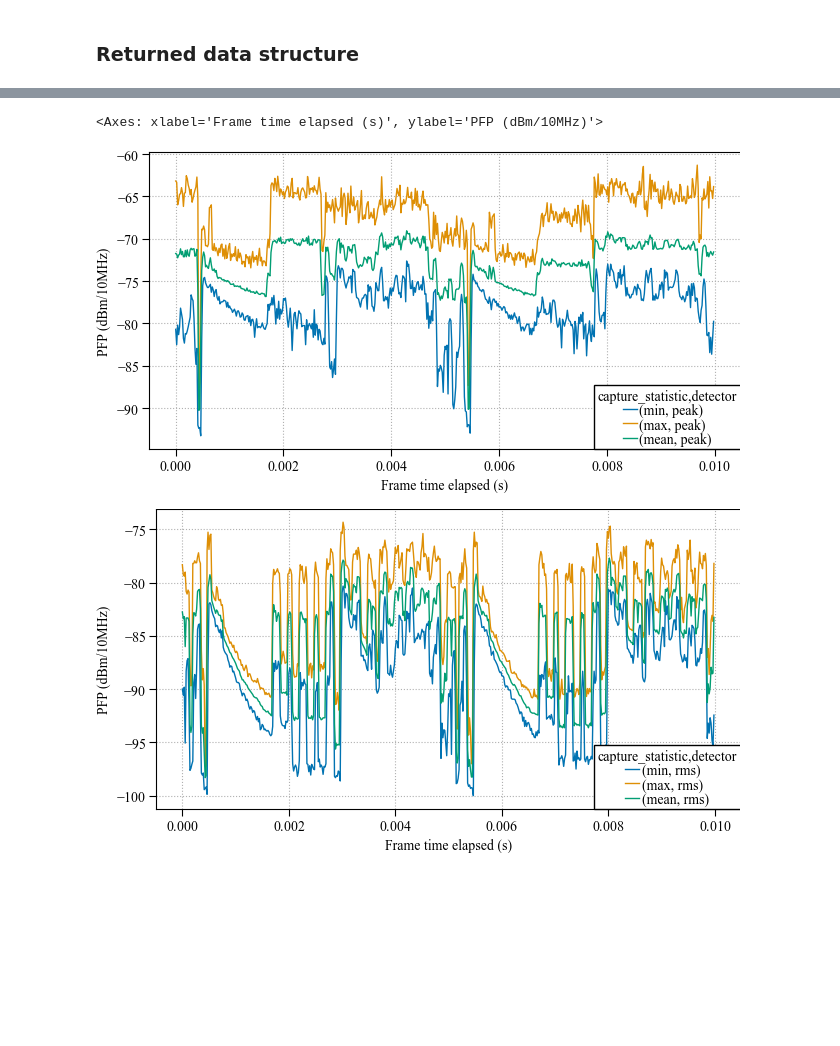
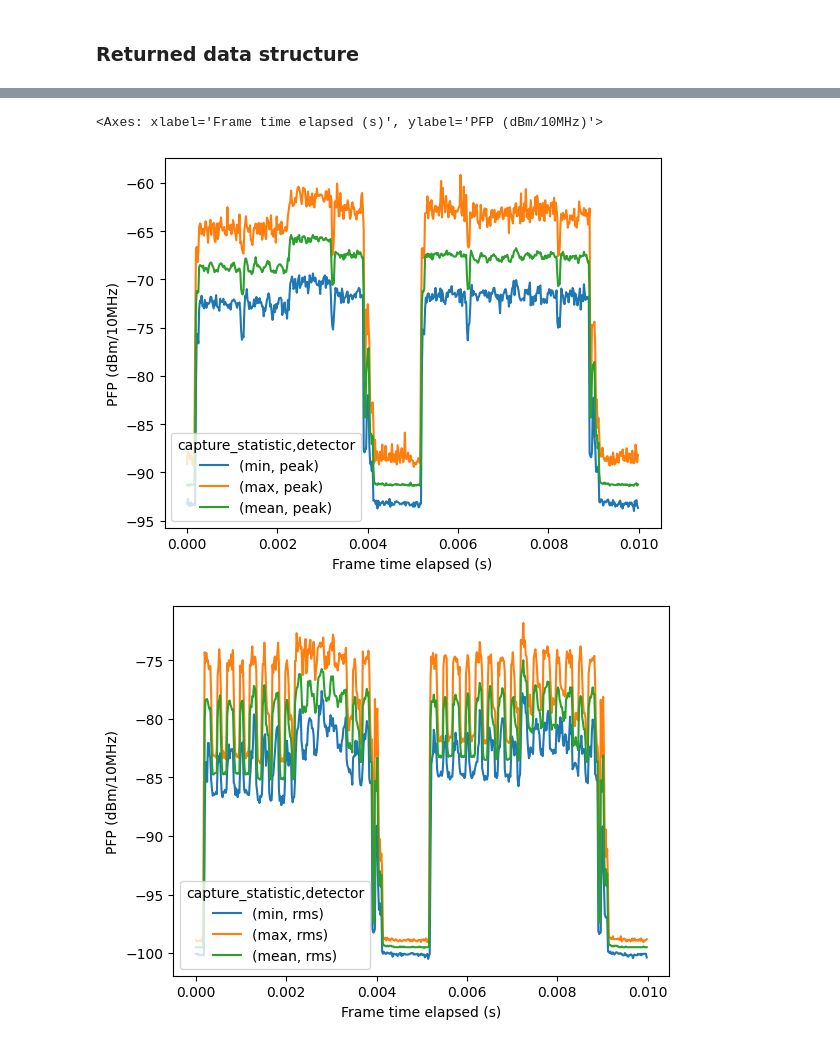
Before and after one commit to usnistgov/nasctn-sea-ingest, a Jupyter notebook: demos/read_seamf.ipynb, the cells around one changed output, grey strips where cells are left out. Saved outputs shown, nothing was run; the diff lists cells and outputs as text; code cells hidden in the pictures; blank space fills up the shorter version.

```diff
--- a/demos/read_seamf.ipynb
+++ b/demos/read_seamf.ipynb
@@ -21,10 +21,11 @@ meta3 = sea_ingest.read_seamf_meta(data_path/'example_v3.sigmf', tz="America/New
 dfs3 = sea_ingest.read_seamf(data_path/'example_v3.sigmf', tz="America/New_York")
 dfs4 = sea_ingest.read_seamf(data_path/'example_v4.sigmf') # timezone can be automatically identified from v4 onward
 dfs5 = sea_ingest.read_seamf(data_path/'example_v5.sigmf')
+dfs6 = sea_ingest.read_seamf(data_path/'example_v6.sigmf')
 
 # # some alternative loading options
-arrs5 = sea_ingest.read_seamf(data_path/'example_v5.sigmf', container_cls=np.ndarray, tz="America/New_York")
-data5, meta5 = sea_ingest.read_seamf(data_path/'example_v5.sigmf', force_loader_cls=bytes, tz="America/New_York")
+arrs6 = sea_ingest.read_seamf(data_path/'example_v6.sigmf', container_cls=np.ndarray, tz="America/Denver")
+data6, meta6 = sea_ingest.read_seamf(data_path/'example_v6.sigmf', force_loader_cls=bytes, tz="America/Denver")
 # %% [markdown]
 ### Index name and order consistency check
 # %%
@@ -229,23 +218,23 @@ dfs5['pfp'].head(12).iloc[:,:6]
 # %%
 fig, ax = plt.subplots()
 (
-    dfs5['pfp']
+    dfs6['pfp']
     .loc(axis=0)[:,3.555e9,:,'peak']
     .droplevel(['datetime','frequency'])
     .T
     .plot(ax=ax, ylabel='PFP (dBm/10MHz)')
 )
 
 fig, ax = plt.subplots()
 (
-    dfs5['pfp']
+    dfs6['pfp']
     .loc(axis=0)[:,3.555e9,:,'rms']
     .droplevel(['datetime','frequency'])
     .T
     .plot(ax=ax, ylabel='PFP (dBm/10MHz)')
 )
 # %% [output]
 <Axes: xlabel='Frame time elapsed (s)', ylabel='PFP (dBm/10MHz)'>
-[figure, old version]
+[figure, new version]
-[figure, old version]
+[figure, new version]
 # %%
```
Also changed, not shown: parts of 10 cells of this notebook.
